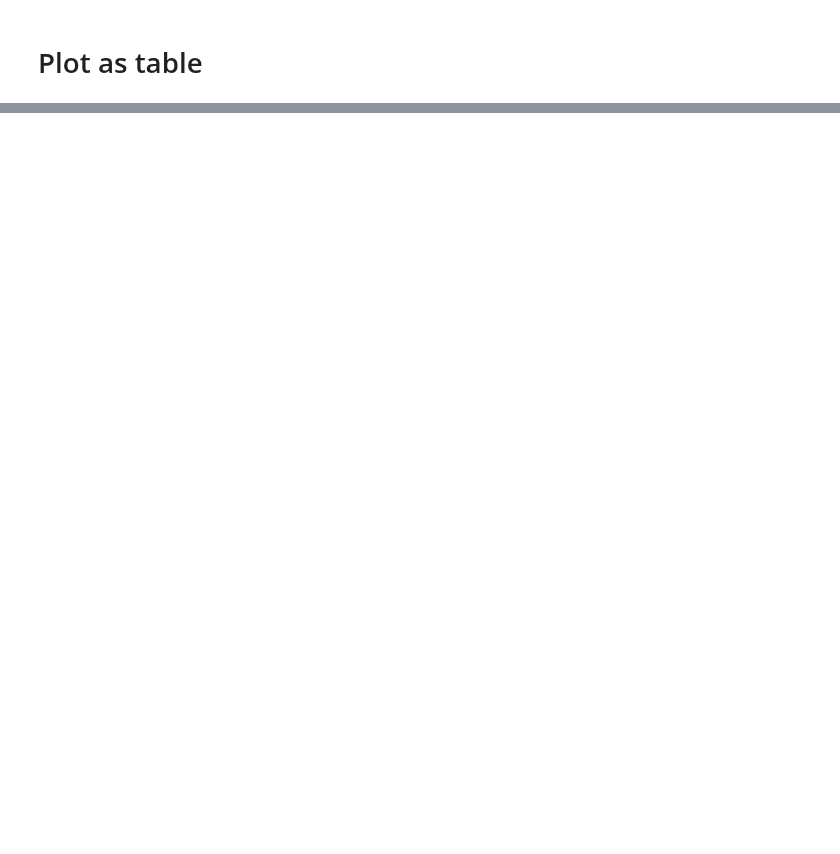
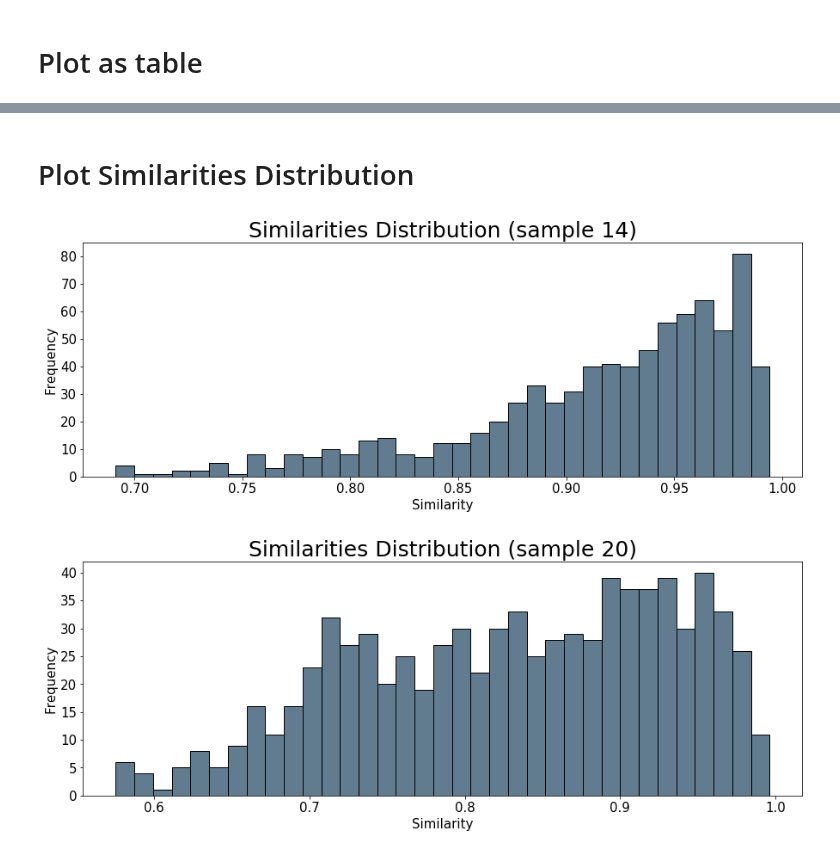
Before and after one commit to roye52371/CTGAN, a Jupyter notebook: German.ipynb, the cells around one changed output, grey strips where cells are left out. Drawn from its saved outputs; the diff is of its cells as text; code cells hidden in the pictures; blank space fills up the shorter version.

```diff
--- a/German.ipynb
+++ b/German.ipynb
@@ -171,0 +159,7 @@ results
+# %% [markdown]
+# Plot Similarities Distribution
+# %%
+plot_similarities_dist(gen_data_above_c, X_train)
+# %% [output]
+[figure, added]
+[figure, added]
```
Also changed, not shown: parts of 10 cells of this notebook, 17 other files.
